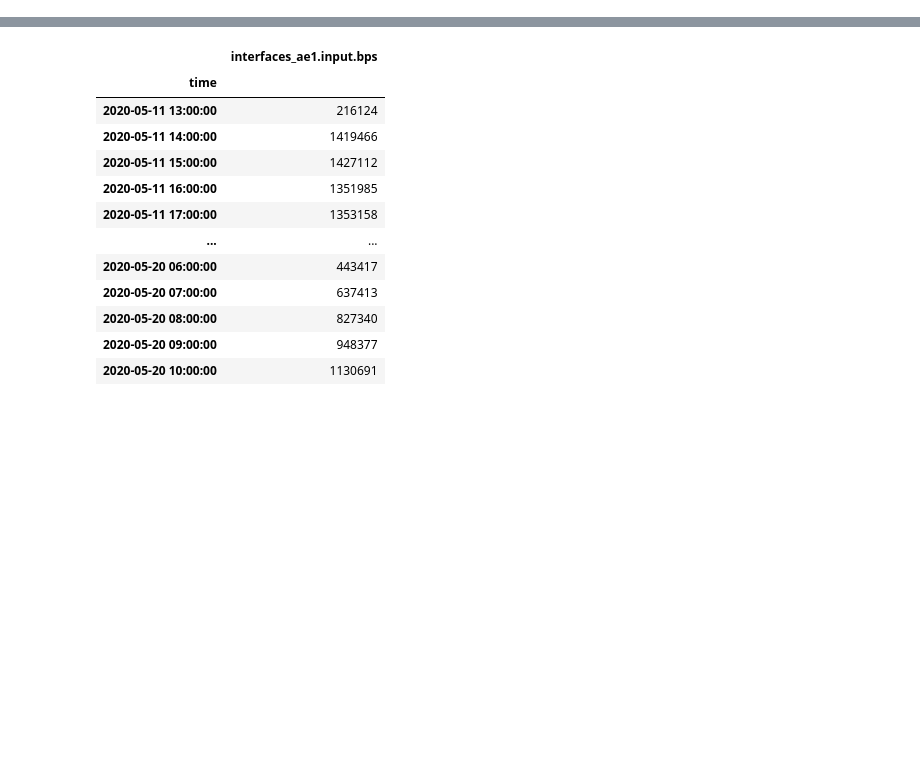
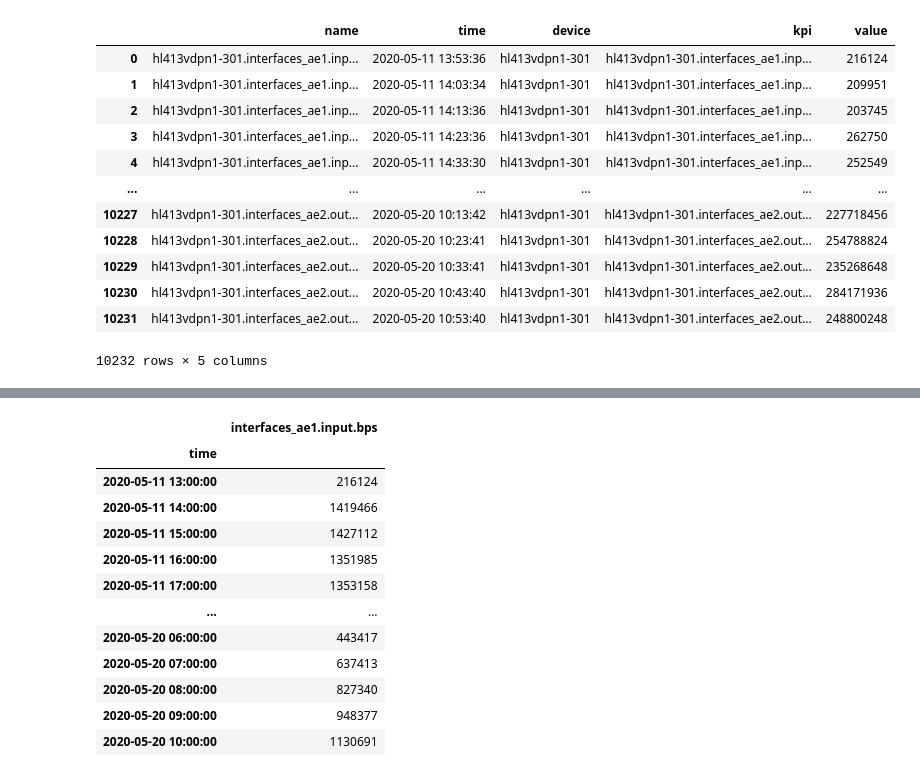
Before and after one commit to psagrera/Data-science-fundamentals, a Jupyter notebook: Predictive_Analytics/session2/worksheet/time_series_example.ipynb, the cells around one changed output, grey strips where cells are left out. Saved outputs shown, nothing was run; the diff lists cells and outputs as text; code cells hidden in the pictures; blank space fills up the shorter version.

```diff
--- a/Predictive_Analytics/session2/worksheet/time_series_example.ipynb
+++ b/Predictive_Analytics/session2/worksheet/time_series_example.ipynb
@@ -15,8 +15,23 @@ warnings.filterwarnings('ignore')
 # %%
 df = pd.read_csv('MIOTI_DS_AD_project.csv')
 df['time'] = pd.to_datetime(df['time'])
 df['time'] = df['time'].dt.strftime('%Y/%m/%d %H:%M:%S')
 df['time'] = pd.DatetimeIndex(df['time'])
+df
+# %% [output]
+|  | name | time | device | kpi | value |
+| 0 | hl413vdpn1-301.interfaces_ae1.inp... | 2020-05-11 13:53:36 | hl413vdpn1-301 | hl413vdpn1-301.interfaces_ae1.inp... | 216124 |
+| 1 | hl413vdpn1-301.interfaces_ae1.inp... | 2020-05-11 14:03:34 | hl413vdpn1-301 | hl413vdpn1-301.interfaces_ae1.inp... | 209951 |
+| 2 | hl413vdpn1-301.interfaces_ae1.inp... | 2020-05-11 14:13:36 | hl413vdpn1-301 | hl413vdpn1-301.interfaces_ae1.inp... | 203745 |
+| 3 | hl413vdpn1-301.interfaces_ae1.inp... | 2020-05-11 14:23:36 | hl413vdpn1-301 | hl413vdpn1-301.interfaces_ae1.inp... | 262750 |
+| 4 | hl413vdpn1-301.interfaces_ae1.inp... | 2020-05-11 14:33:30 | hl413vdpn1-301 | hl413vdpn1-301.interfaces_ae1.inp... | 252549 |
+| ... | ... | ... | ... | ... | ... |
+| 10227 | hl413vdpn1-301.interfaces_ae2.out... | 2020-05-20 10:13:42 | hl413vdpn1-301 | hl413vdpn1-301.interfaces_ae2.out... | 227718456 |
+| 10228 | hl413vdpn1-301.interfaces_ae2.out... | 2020-05-20 10:23:41 | hl413vdpn1-301 | hl413vdpn1-301.interfaces_ae2.out... | 254788824 |
+| 10229 | hl413vdpn1-301.interfaces_ae2.out... | 2020-05-20 10:33:41 | hl413vdpn1-301 | hl413vdpn1-301.interfaces_ae2.out... | 235268648 |
+| 10230 | hl413vdpn1-301.interfaces_ae2.out... | 2020-05-20 10:43:40 | hl413vdpn1-301 | hl413vdpn1-301.interfaces_ae2.out... | 284171936 |
+| 10231 | hl413vdpn1-301.interfaces_ae2.out... | 2020-05-20 10:53:40 | hl413vdpn1-301 | hl413vdpn1-301.interfaces_ae2.out... | 248800248 |
+10232 rows × 5 columns
 # %%
 # Eliminamos de la columna KPI el nombre del host
 df_clean = df.replace(to_replace ='hl413vdpn1-301.', value = '', regex = True)
```
Also changed, not shown: parts of 1 cell of this notebook, 1 other file.
